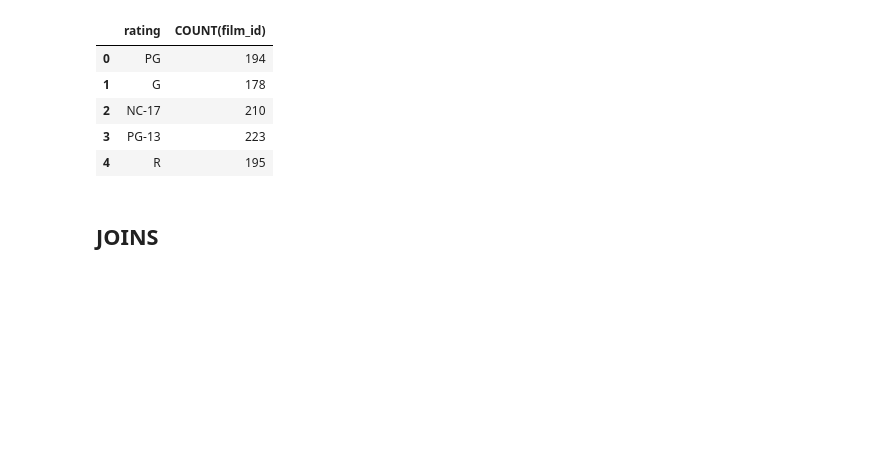
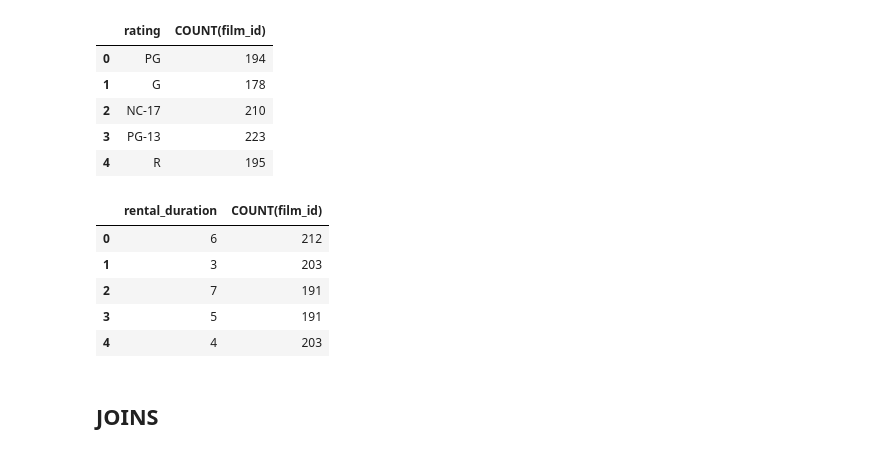
Before and after one commit to preciii7/practica_programacion, a Jupyter notebook: sql/ejercicios_sakila.ipynb, the cells around one changed output. Saved outputs shown, nothing was run; the diff lists cells and outputs as text; code cells hidden in the pictures; blank space fills up the shorter version.

```diff
--- a/sql/ejercicios_sakila.ipynb
+++ b/sql/ejercicios_sakila.ipynb
@@ -550,6 +546,16 @@ pd.read_sql("SELECT rating, COUNT(film_id) FROM film GROUP BY rating",engine)
 | 2 | NC-17 | 210 |
 | 3 | PG-13 | 223 |
 | 4 | R | 195 |
+# %%
+# Cuenta cuántas películas hay por rental_duration
+pd.read_sql("SELECT rental_duration, COUNT(film_id) FROM film GROUP BY rental_duration",engine)
+# %% [output]
+|  | rental_duration | COUNT(film_id) |
+| 0 | 6 | 212 |
+| 1 | 3 | 203 |
+| 2 | 7 | 191 |
+| 3 | 5 | 191 |
+| 4 | 4 | 203 |
 # %% [markdown]
 ## JOINS
 # %%
```
Also changed, not shown: parts of 1 cell of this notebook.
